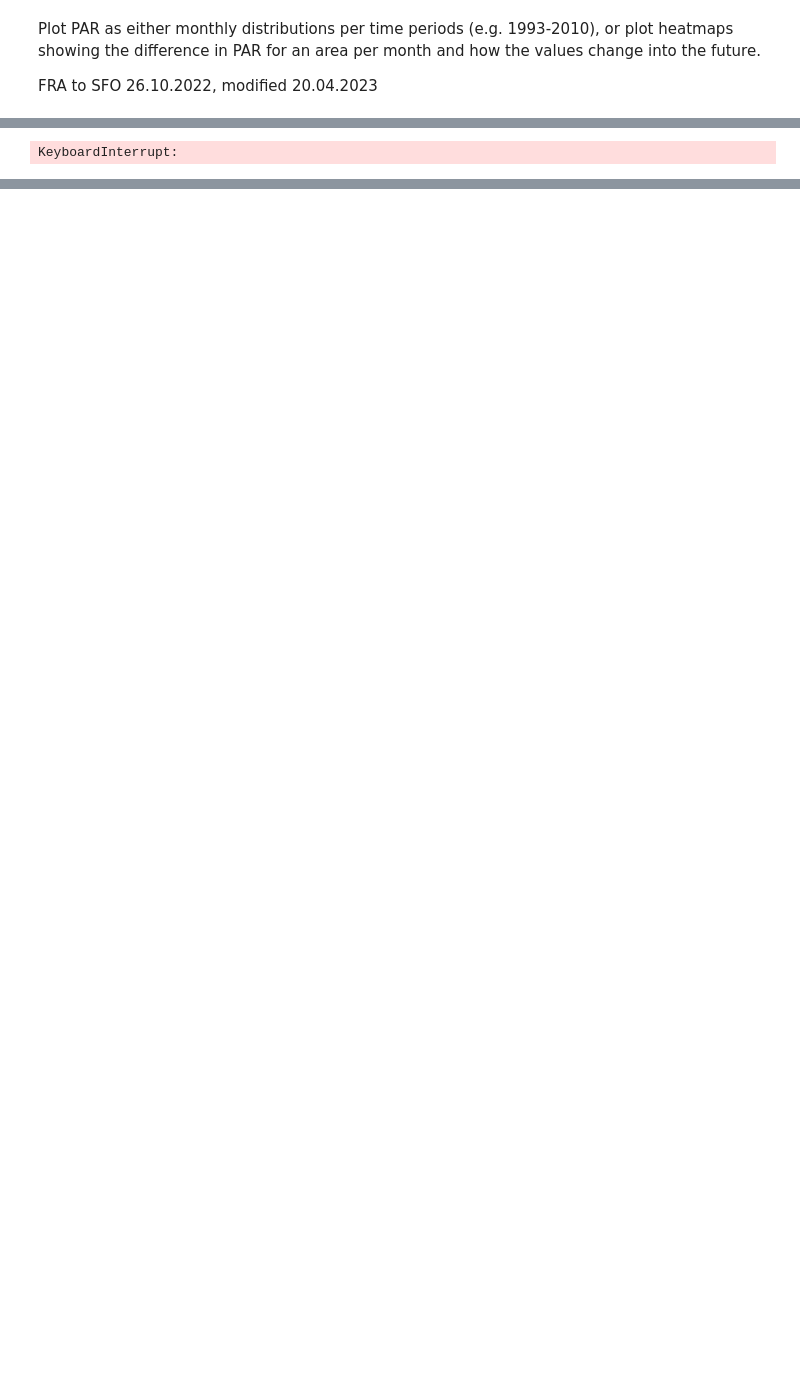
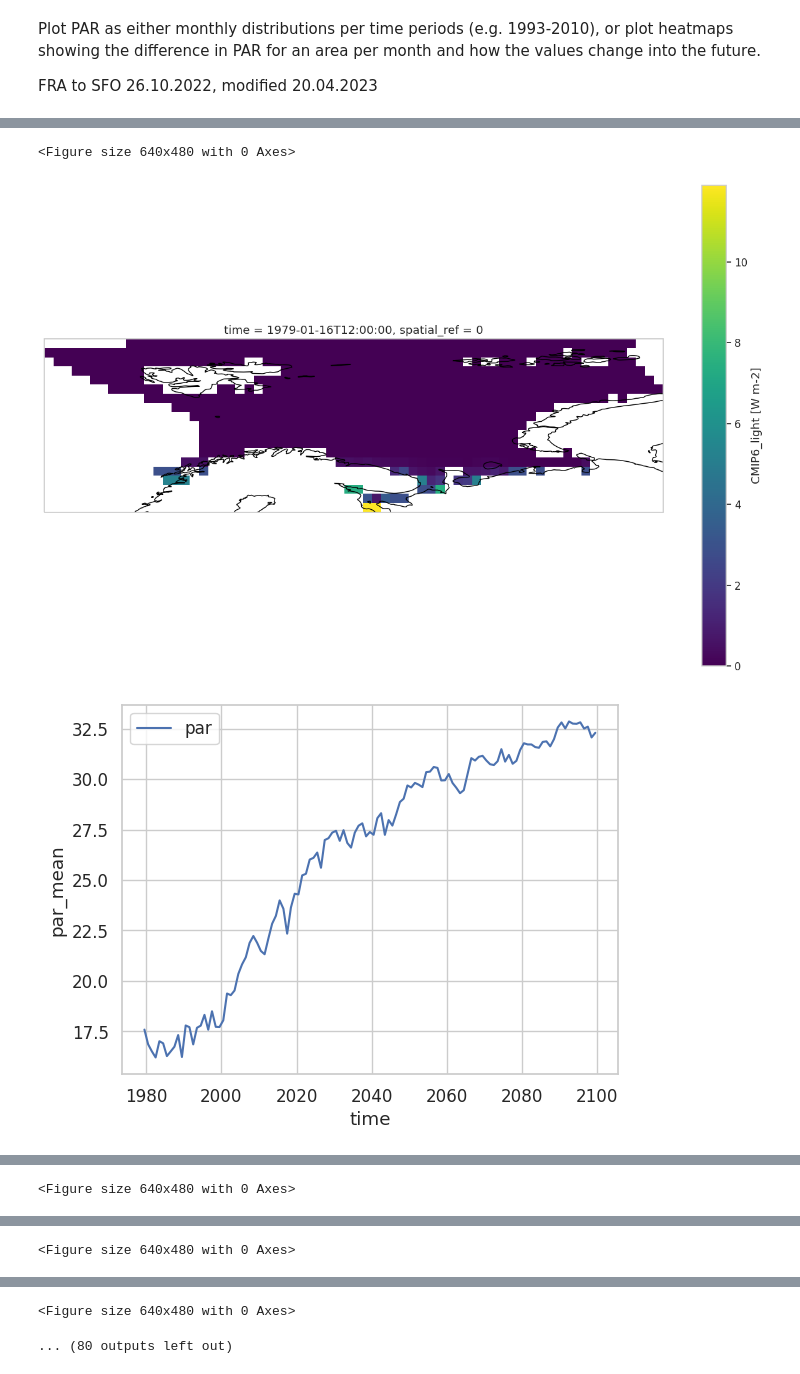
Before and after one commit to trondkr/RTM, a Jupyter notebook: CMIP6_plot_seasonal_light.ipynb, the cells around one changed output, grey strips where cells are left out. Saved outputs shown, nothing was run; the diff lists cells and outputs as text; code cells hidden in the pictures; blank space fills up the shorter version.

```diff
--- a/CMIP6_plot_seasonal_light.ipynb
+++ b/CMIP6_plot_seasonal_light.ipynb
@@ -186,6 +186,7 @@ ds_var_names = [
 ]
 # ds_var_names = ["siconc"] #,"uva","clt","siconc","sisnthick","sithick"]
 
+
 seasonal = False
 cumulative = False
 LMES = ["Barents Sea", "Northern Bering - Chukchi Seas"]
@@ -207,11 +208,9 @@ for var_name in ds_var_names:
                 "sisnthick",
                 "sithick",
             ]:
-                fname = f"light/{scenario}/ensemble/CMIP6_ensemble__{scenario}_{var_name}.nc"
+                fname = f"light/{scenario}/ensemble/CMIP6_ensemble_{scenario}_{var_name}_weighted.nc"
             else:
-                fname = (
-                    f"light/ncfiles/ensemble/{var_name}_ensemble_stats_{scenario}.nc"
-                )
+                fname = f"light/ncfiles/ensemble/CMIP6_ensemble_stats_{scenario}_{var_name}.nc"
 
             ds = io.open_dataset_on_gs(fname)
 
@@ -322 +321,3 @@ light/ncfiles/ensemble/uv_ensemble_stats_ssp585.nc
-KeyboardInterrupt:
+<Figure size 640x480 with 0 Axes>
+[figure, added]
+[figure, added]
@@ -322,0 +341 @@ KeyboardInterrupt:
+<Figure size 640x480 with 0 Axes>
@@ -322,0 +343 @@ KeyboardInterrupt:
+<Figure size 640x480 with 0 Axes>
@@ -322,0 +363,2 @@ KeyboardInterrupt:
+<Figure size 640x480 with 0 Axes>
+... (80 outputs left out)
```
Also changed, not shown: parts of 1 cell of this notebook, 12 other files.
